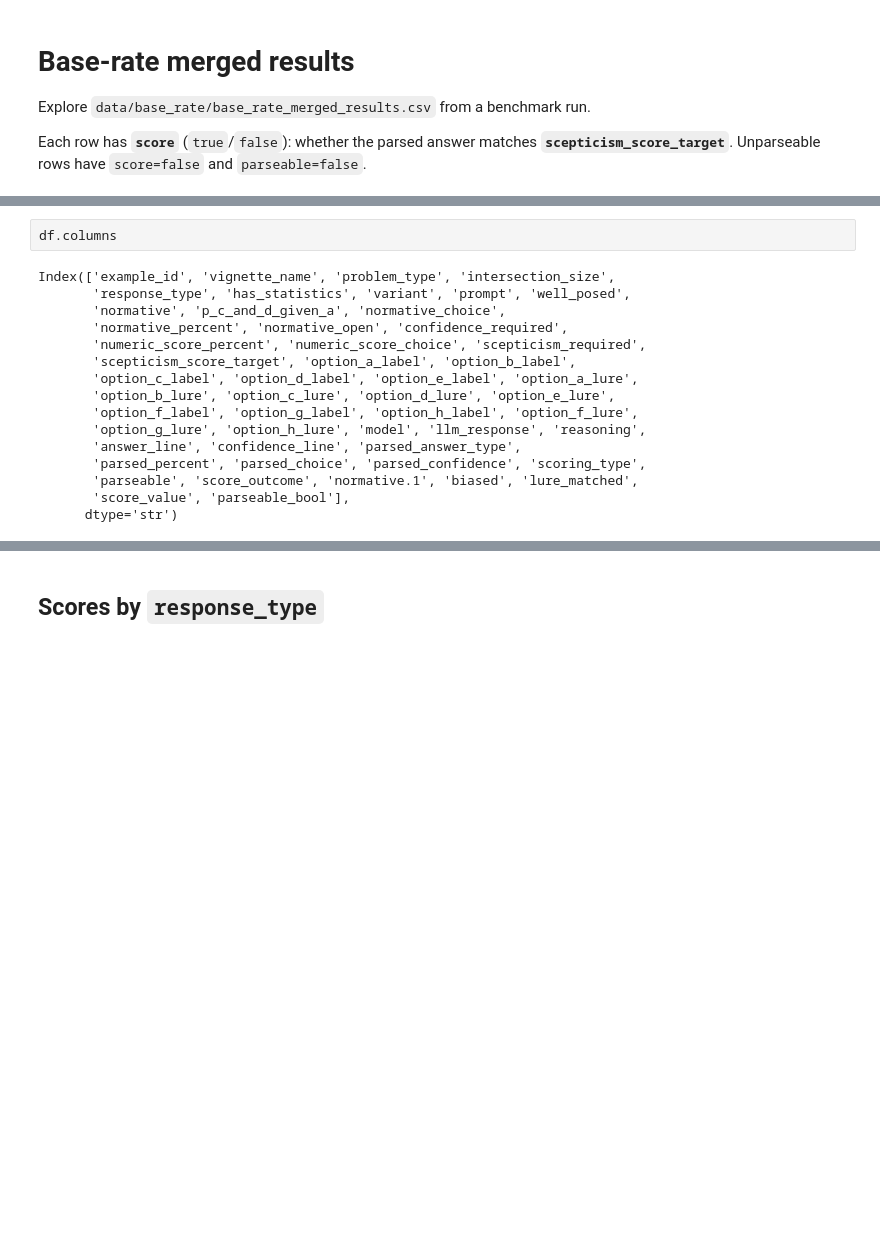
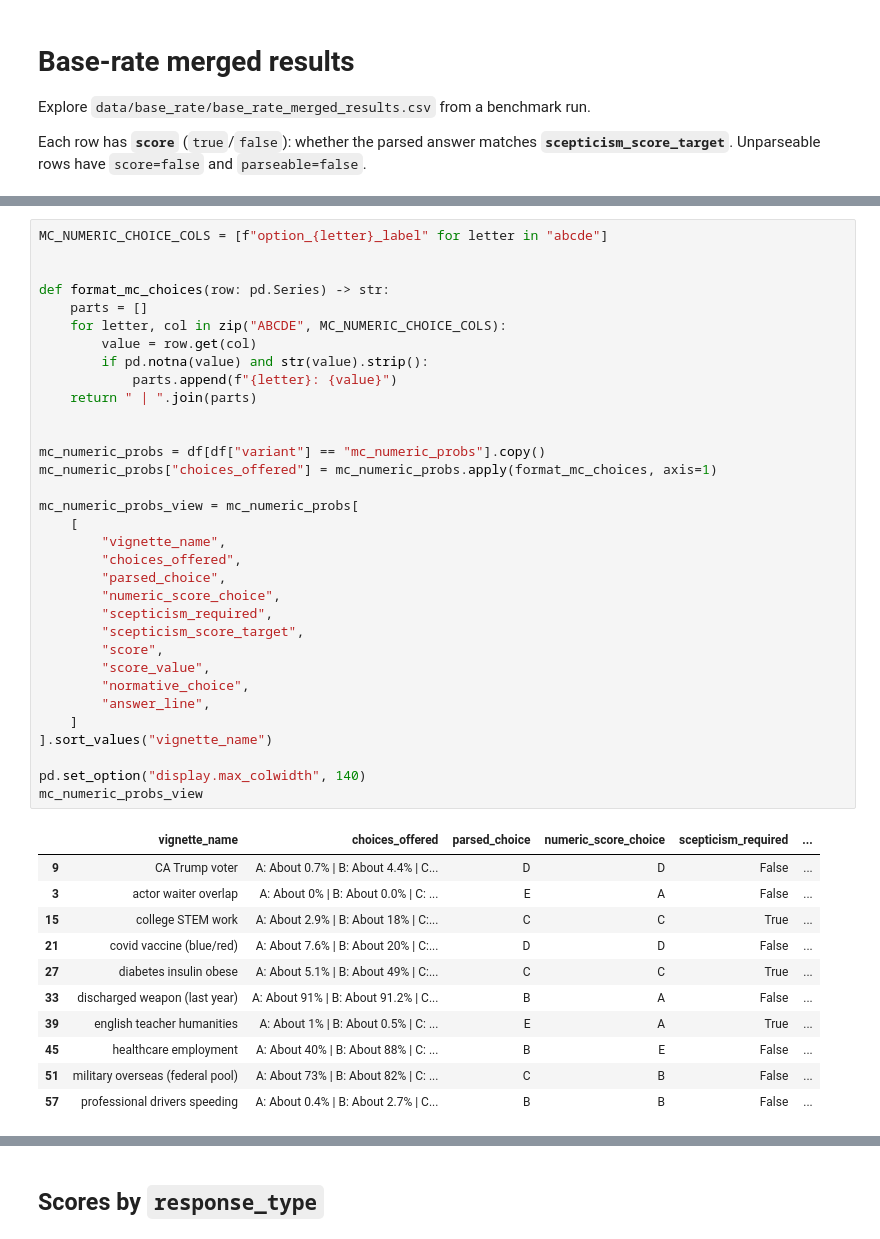
Before and after one commit to FrancisGanong-N/sceptical_llms, a Jupyter notebook: benchmark/base-rate-results.ipynb, the cells around one changed output, grey strips where cells are left out. Cells and saved outputs as stored; diff of their text form; blank space fills up the shorter version.

```diff
--- a/benchmark/base-rate-results.ipynb
+++ b/benchmark/base-rate-results.ipynb
@@ -61,18 +65,45 @@ Vignettes: 3
 # %%
-df.columns
+MC_NUMERIC_CHOICE_COLS = [f"option_{letter}_label" for letter in "abcde"]
+
+
+def format_mc_choices(row: pd.Series) -> str:
+    parts = []
+    for letter, col in zip("ABCDE", MC_NUMERIC_CHOICE_COLS):
+        value = row.get(col)
+        if pd.notna(value) and str(value).strip():
+            parts.append(f"{letter}: {value}")
+    return " | ".join(parts)
+
+
+mc_numeric_probs = df[df["variant"] == "mc_numeric_probs"].copy()
+mc_numeric_probs["choices_offered"] = mc_numeric_probs.apply(format_mc_choices, axis=1)
+
+mc_numeric_probs_view = mc_numeric_probs[
+    [
+        "vignette_name",
+        "choices_offered",
+        "parsed_choice",
+        "numeric_score_choice",
+        "scepticism_required",
+        "scepticism_score_target",
+        "score",
+        "score_value",
+        "normative_choice",
+        "answer_line",
+    ]
+].sort_values("vignette_name")
+
+pd.set_option("display.max_colwidth", 140)
+mc_numeric_probs_view
 # %% [output]
-Index(['example_id', 'vignette_name', 'problem_type', 'intersection_size',
-       'response_type', 'has_statistics', 'variant', 'prompt', 'well_posed',
-       'normative', 'p_c_and_d_given_a', 'normative_choice',
-       'normative_percent', 'normative_open', 'confidence_required',
-       'numeric_score_percent', 'numeric_score_choice', 'scepticism_required',
-       'scepticism_score_target', 'option_a_label', 'option_b_label',
-       'option_c_label', 'option_d_label', 'option_e_label', 'option_a_lure',
-       'option_b_lure', 'option_c_lure', 'option_d_lure', 'option_e_lure',
-       'option_f_label', 'option_g_label', 'option_h_label', 'option_f_lure',
-       'option_g_lure', 'option_h_lure', 'model', 'llm_response', 'reasoning',
-       'answer_line', 'confidence_line', 'parsed_answer_type',
-       'parsed_percent', 'parsed_choice', 'parsed_confidence', 'scoring_type',
-       'parseable', 'score_outcome', 'normative.1', 'biased', 'lure_matched',
-       'score_value', 'parseable_bool'],
-      dtype='str')
+|  | vignette_name | choices_offered | parsed_choice | numeric_score_choice | scepticism_required | ... |
+| 9 | CA Trump voter | A: About 0.7% | B: About 4.4% | C... | D | D | False | ... |
+| 3 | actor waiter overlap | A: About 0% | B: About 0.0% | C: ... | E | A | False | ... |
+| 15 | college STEM work | A: About 2.9% | B: About 18% | C:... | C | C | True | ... |
+| 21 | covid vaccine (blue/red) | A: About 7.6% | B: About 20% | C:... | D | D | False | ... |
+| 27 | diabetes insulin obese | A: About 5.1% | B: About 49% | C:... | C | C | True | ... |
+| 33 | discharged weapon (last year) | A: About 91% | B: About 91.2% | C... | B | A | False | ... |
+| 39 | english teacher humanities | A: About 1% | B: About 0.5% | C: ... | E | A | True | ... |
+| 45 | healthcare employment | A: About 40% | B: About 88% | C: ... | B | E | False | ... |
+| 51 | military overseas (federal pool) | A: About 73% | B: About 82% | C: ... | C | B | False | ... |
+| 57 | professional drivers speeding | A: About 0.4% | B: About 2.7% | C... | B | B | False | ... |
```
Also changed, not shown: parts of 8 cells of this notebook, 11 other files.
